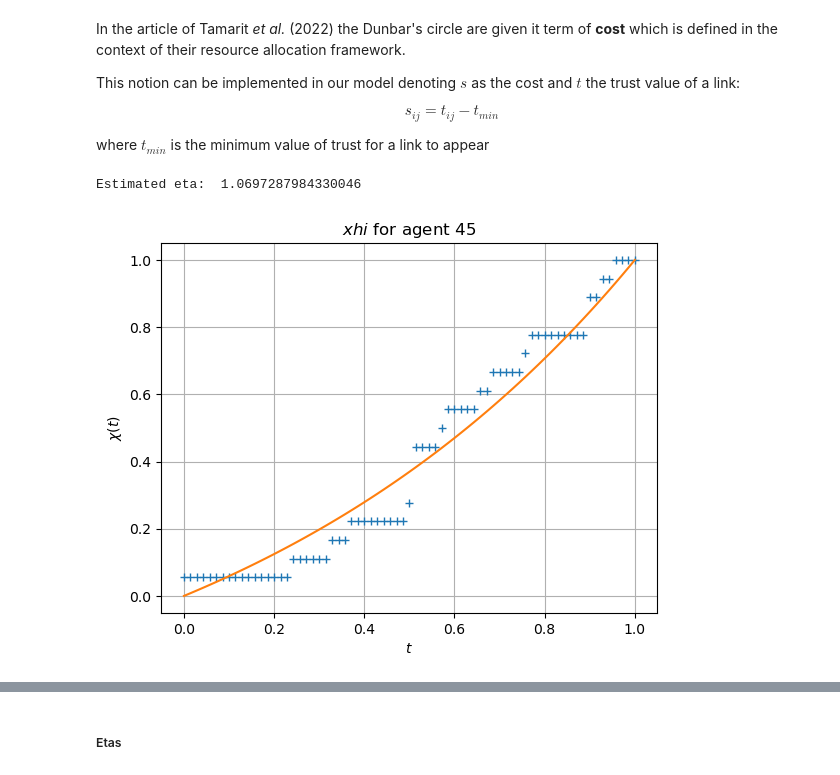
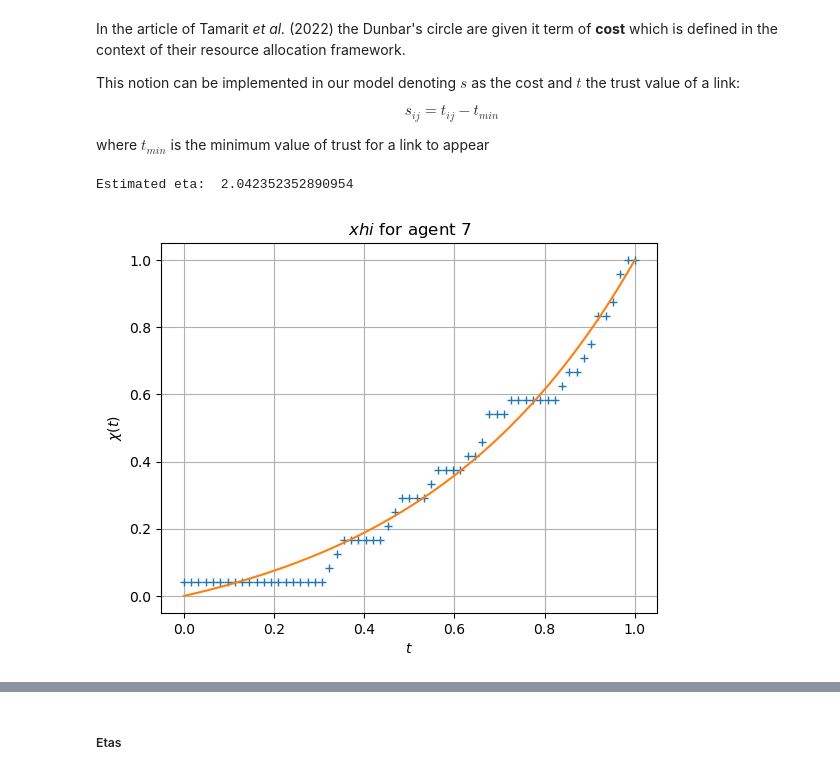
Before and after one commit to yuxuama/cooperation_emergence, a Jupyter notebook: notebooks/one_stack_analysis.ipynb, the cells around one changed output, grey strips where cells are left out. Cells and saved outputs as stored; diff of their text form; code cells hidden in the pictures.

```diff
--- a/notebooks/one_stack_analysis.ipynb
+++ b/notebooks/one_stack_analysis.ipynb
@@ -112,26 +113,26 @@ $$s_{ij} = t_{ij} - t_{min}$$
 
 where $t_{min}$ is the minimum value of trust for a link to appear
 # %%
-agent = 45
+agent = 7
 
 xhi = compute_xhi(agent , final_trust, parameters)
 size = xhi.size
 t = np.arange(size)
 t_norm = t / (size-1)
 model = lambda i, eta:  (np.exp(eta * i / (size-1)) - 1) / (np.exp(eta) - 1)
 popt, _ = curve_fit(model, np.arange(0, size), xhi)
 print("Estimated eta: ", popt[0])
 plt.plot(t_norm, xhi, "+", label="data")
 plt.plot(t_norm, model(t, popt[0]), label="model")
 plt.xlabel("$t$")
 plt.ylabel("$\chi(t)$")
 plt.title("$xhi$ for agent {}".format(agent))
 plt.grid()
-plt.show()
-#plt.savefig("./plot/" + "Poor chi fit.png")
+#plt.show()
+plt.savefig("../plot/" + "Inverse regime.png")
 # %% [output]
-Estimated eta:  1.0697287984330046
+Estimated eta:  2.042352352890954
-[figure, old version]
+[figure, new version]
 # %%
 selector = "Global"
 xhi_mean = compute_xhi_mean(final_trust, parameters, ph_selector=selector)
```
Also changed, not shown: parts of 21 cells of this notebook, 7 other files.
